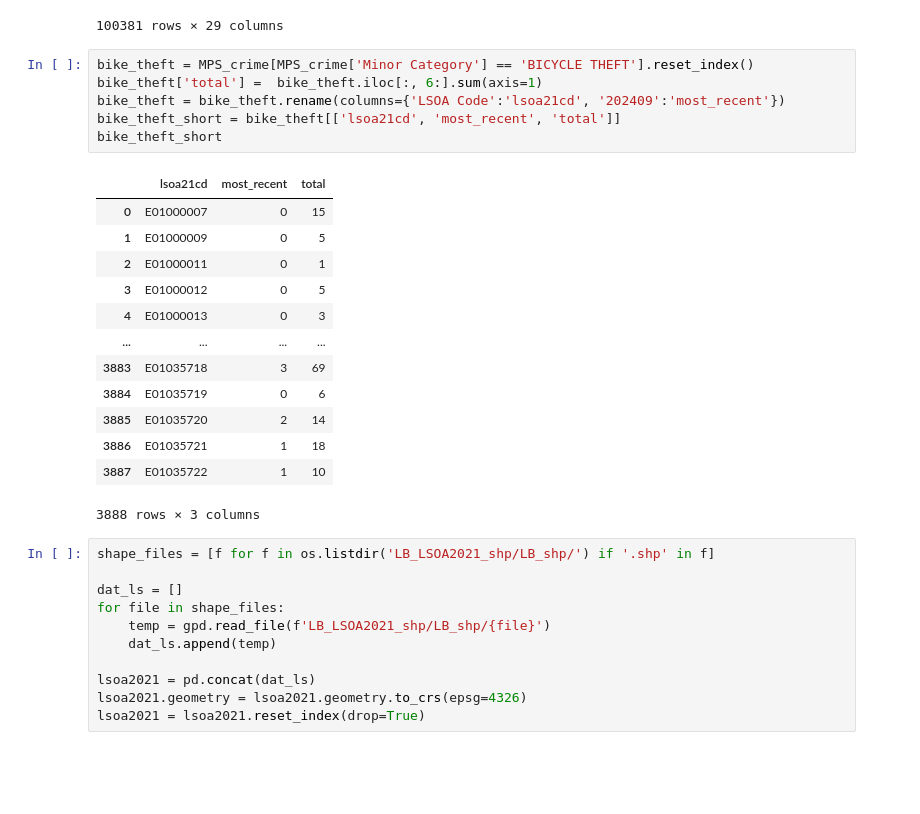
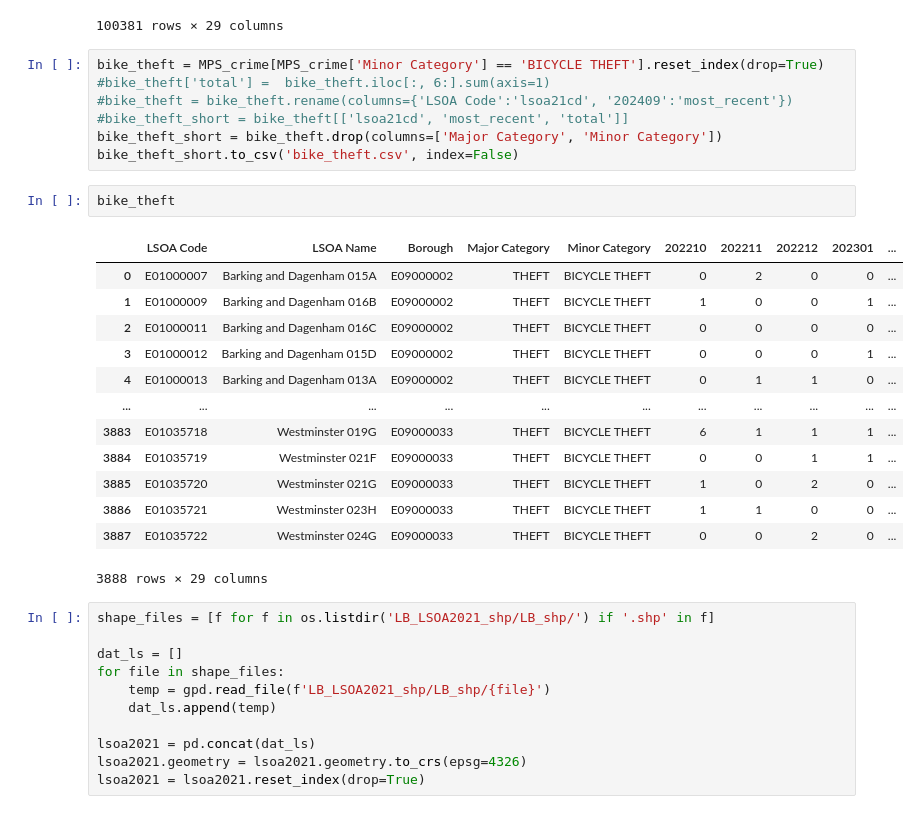
Before and after one commit to ethmacc/casa0017-web-assessment-SafeBike, a Jupyter notebook: Website/data_processing/data_processing.ipynb, the cells around one changed output. Cells and saved outputs as stored; diff of their text form; blank space fills up the shorter version.

```diff
--- a/Website/data_processing/data_processing.ipynb
+++ b/Website/data_processing/data_processing.ipynb
@@ -20,25 +20,28 @@ MPS_crime
 | 100380 | E01035722 | Westminster 024G | E09000033 | VIOLENCE AGAINST THE PERSON | VIOLENCE WITHOUT INJURY | 3 | 2 | 2 | 2 | ... |
 100381 rows × 29 columns
 # %%
-bike_theft = MPS_crime[MPS_crime['Minor Category'] == 'BICYCLE THEFT'].reset_index()
-bike_theft['total'] =  bike_theft.iloc[:, 6:].sum(axis=1)
-bike_theft = bike_theft.rename(columns={'LSOA Code':'lsoa21cd', '202409':'most_recent'})
-bike_theft_short = bike_theft[['lsoa21cd', 'most_recent', 'total']]
-bike_theft_short
+bike_theft = MPS_crime[MPS_crime['Minor Category'] == 'BICYCLE THEFT'].reset_index(drop=True)
+#bike_theft['total'] =  bike_theft.iloc[:, 6:].sum(axis=1)
+#bike_theft = bike_theft.rename(columns={'LSOA Code':'lsoa21cd', '202409':'most_recent'})
+#bike_theft_short = bike_theft[['lsoa21cd', 'most_recent', 'total']]
+bike_theft_short = bike_theft.drop(columns=['Major Category', 'Minor Category'])
+bike_theft_short.to_csv('bike_theft.csv', index=False)
-# %% [output]
-|  | lsoa21cd | most_recent | total |
-| 0 | E01000007 | 0 | 15 |
-| 1 | E01000009 | 0 | 5 |
-| 2 | E01000011 | 0 | 1 |
-| 3 | E01000012 | 0 | 5 |
-| 4 | E01000013 | 0 | 3 |
-| ... | ... | ... | ... |
-| 3883 | E01035718 | 3 | 69 |
-| 3884 | E01035719 | 0 | 6 |
-| 3885 | E01035720 | 2 | 14 |
-| 3886 | E01035721 | 1 | 18 |
-| 3887 | E01035722 | 1 | 10 |
-3888 rows × 3 columns
+# %%
+bike_theft
+# %% [output]
+|  | LSOA Code | LSOA Name | Borough | Major Category | Minor Category | 202210 | 202211 | 202212 | 202301 | ... |
+| 0 | E01000007 | Barking and Dagenham 015A | E09000002 | THEFT | BICYCLE THEFT | 0 | 2 | 0 | 0 | ... |
+| 1 | E01000009 | Barking and Dagenham 016B | E09000002 | THEFT | BICYCLE THEFT | 1 | 0 | 0 | 1 | ... |
+| 2 | E01000011 | Barking and Dagenham 016C | E09000002 | THEFT | BICYCLE THEFT | 0 | 0 | 0 | 0 | ... |
+| 3 | E01000012 | Barking and Dagenham 015D | E09000002 | THEFT | BICYCLE THEFT | 0 | 0 | 0 | 1 | ... |
+| 4 | E01000013 | Barking and Dagenham 013A | E09000002 | THEFT | BICYCLE THEFT | 0 | 1 | 1 | 0 | ... |
+| ... | ... | ... | ... | ... | ... | ... | ... | ... | ... | ... |
+| 3883 | E01035718 | Westminster 019G | E09000033 | THEFT | BICYCLE THEFT | 6 | 1 | 1 | 1 | ... |
+| 3884 | E01035719 | Westminster 021F | E09000033 | THEFT | BICYCLE THEFT | 0 | 0 | 1 | 1 | ... |
+| 3885 | E01035720 | Westminster 021G | E09000033 | THEFT | BICYCLE THEFT | 1 | 0 | 2 | 0 | ... |
+| 3886 | E01035721 | Westminster 023H | E09000033 | THEFT | BICYCLE THEFT | 1 | 1 | 0 | 0 | ... |
+| 3887 | E01035722 | Westminster 024G | E09000033 | THEFT | BICYCLE THEFT | 0 | 0 | 2 | 0 | ... |
+3888 rows × 29 columns
 # %%
 shape_files = [f for f in os.listdir('LB_LSOA2021_shp/LB_shp/') if '.shp' in f]
 
```
Also changed, not shown: parts of 4 cells of this notebook, 4 other files.
